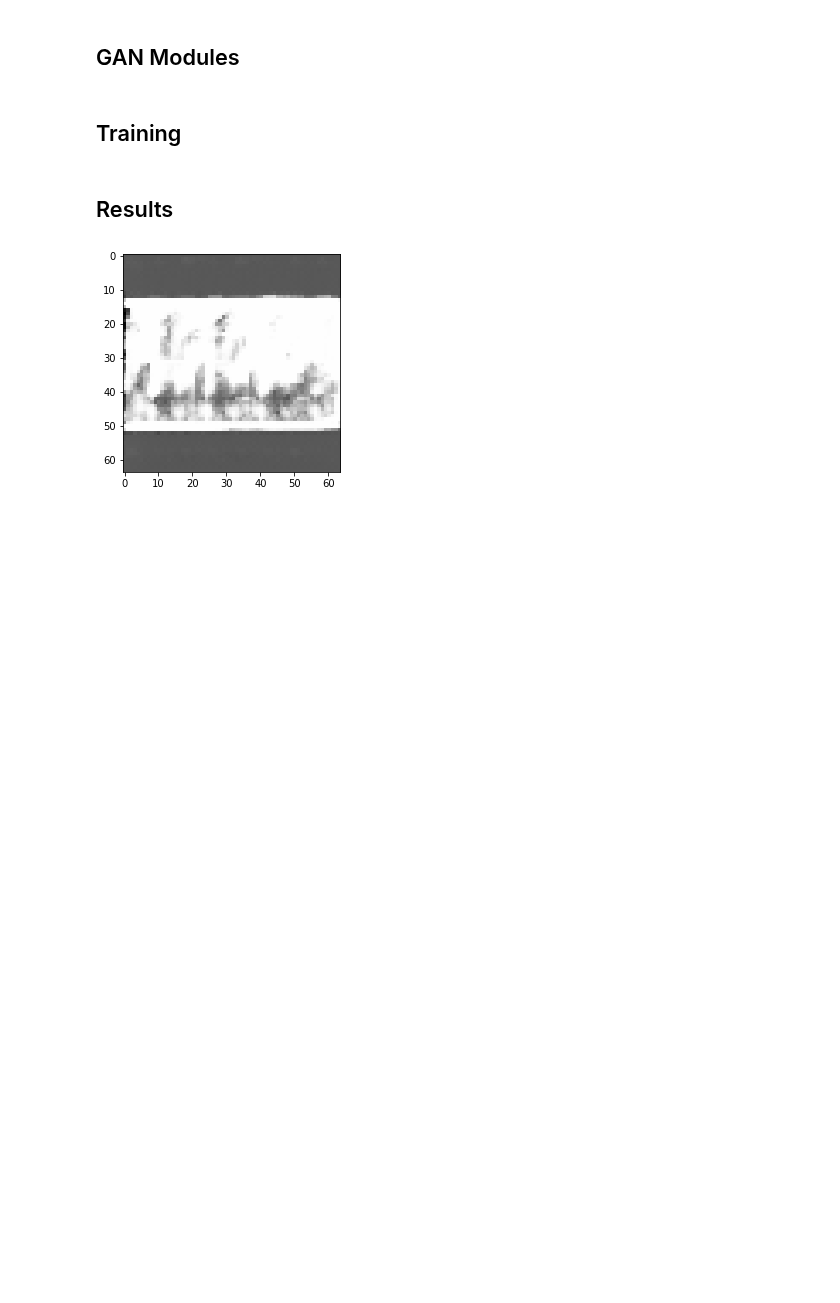
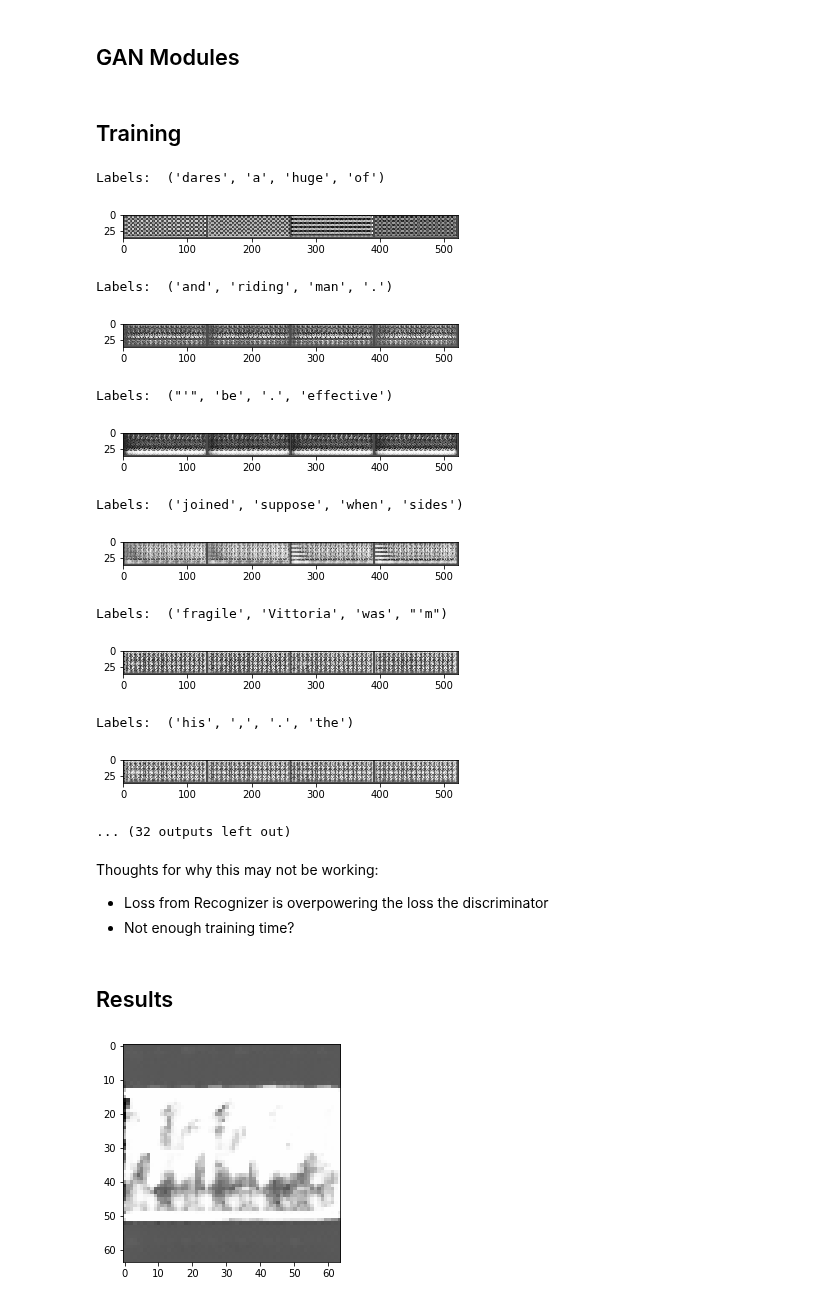
Before and after one commit to ericburdett/cs601r-dl, a Jupyter notebook: gan.ipynb, the cells around one changed output. Drawn from its saved outputs; the diff is of its cells as text; code cells hidden in the pictures; blank space fills up the shorter version.

Commit message:
Made some tweaks to training process

```diff
--- a/gan.ipynb
+++ b/gan.ipynb
@@ -432,14 +449,14 @@ class Discriminator(nn.Module):
     super(Discriminator, self).__init__()
 
     self.rb1 = ResBlockDown(1, 16)
-    self.rb2 = ResBlockDown(16, 16)
+    # self.rb2 = ResBlockDown(16, 16)
     self.rb3 = ResBlockDown(16, 32)
 
     self.attn = Self_Attn(32)
 
     self.rb4 = ResBlockDown(32, 64)
     self.rb5 = ResBlockDown(64, 128)
-    self.rb6 = ResBlockDown(128, 128)
+    # self.rb6 = ResBlockDown(128, 128)
     self.rb7 = ResBlockDown(128, 256)
     self.rb8 = ResBlockNorm(256, 256)
 
@@ -447,14 +464,18 @@ class Discriminator(nn.Module):
     self.fc = nn.Linear(256, 1)
     self.sigmoid = nn.Sigmoid()
 
+  def weight_init(self, mean, std):
+    for m in self._modules:
+        normal_init(self._modules[m], mean, std)
+
   def forward(self, x):
     out = self.rb1(x)
-    out = self.rb2(out)
+    # out = self.rb2(out)
     out = self.rb3(out)
     out = self.attn(out)
     out = self.rb4(out)
     out = self.rb5(out)
-    out = self.rb6(out)
+    # out = self.rb6(out)
     out = self.rb7(out)
     out = self.rb8(out)
     out = self.sp(out)
@@ -488,11 +509,11 @@ class Recognizer(nn.Module):
     self.gate3 = nn.Sequential(nn.Conv2d(64, 64, 3, 1, 1), nn.Sigmoid())
 
     # Maxpool
-    self.mp = nn.MaxPool2d((128, 1))
+    self.mp = nn.MaxPool2d((32, 1))
     # reshape out.view(-1, 512, 1)
 
     # Decoder
-    self.gru1 = nn.GRU(512, self.hidden_size, self.num_layers, bidirectional=True, batch_first=True)
+    self.gru1 = nn.GRU(128, self.hidden_size, self.num_layers, bidirectional=True, batch_first=True)
     self.fc1 = nn.Linear(self.hidden_size * 2, 128)
     self.gru2 = nn.GRU(128, self.hidden_size, self.num_layers, bidirectional=True, batch_first=True)
     self.fc2 = nn.Linear(self.hidden_size * 2, 16)
@@ -500,6 +521,10 @@ class Recognizer(nn.Module):
 
   def init_hidden(self, batch_size):
     return torch.zeros(self.num_layers * 2, batch_size, self.hidden_size)
+
+  def weight_init(self, mean, std):
+    for m in self._modules:
+        normal_init(self._modules[m], mean, std)
 
   # Input -> (Batch, 1, 128, 256)
   def forward(self, x):
@@ -531,7 +556,8 @@ class Recognizer(nn.Module):
     out = self.mp(out)
 
     # Decoder
-    out = out.view(-1, 128, 512)
+    out = out.view(-1, 128, 128)
+
     out, _ = self.gru1(out)
     out = self.fc1(out)
     out, _ = self.gru2(out)
@@ -549,24 +575,28 @@ class Recognizer(nn.Module):
 
 def train():
   try:
-    EPOCHS = 1
-    BATCH_SIZE = 32
+    EPOCHS = 25
+    BATCH_SIZE = 465
     RATIO = 3 # How many times will we train the generator for each time we train the discriminator
-    IMG_ITERATIONS = 100 # Show example generator image after how many iterations
+    IMG_ITERATIONS = 50 # Show example generator image after how many iterations
 
-    dataset = IamDataset()
+    dataset = IamDataset(desired_size=(32, 128))
     data_loader = DataLoader(dataset, batch_size=BATCH_SIZE, shuffle=True, num_workers=4)
 
     encoder = Encoder().cuda()
+    encoder.weight_init(mean=0.0, std=0.02)
     generator = Generator().cuda()
+    generator.weight_init(mean=0.0, std=0.02)
     discriminator = Discriminator().cuda()
+    discriminator.weight_init(mean=0.0, std=0.02)
     recognizer = Recognizer().cuda()
+    recognizer.weight_init(mean=0.0, std=0.02)
 
     embedding_module = nn.Embedding(128, 1).cuda()
 
     gen_optimizer = optim.Adam(generator.parameters(), lr=2e-4, betas=(0, .999))
-    disc_optimizer = optim.Adam(discriminator.parameters(), lr=4e-4, betas=(0, .999))
-    rec_optimizer = optim.Adam(recognizer.parameters(), lr=4e-4, betas=(0, .999))
+    disc_optimizer = optim.Adam(discriminator.parameters(), lr=2e-4, betas=(0, .999))
+    rec_optimizer = optim.Adam(recognizer.parameters(), lr=2e-4, betas=(0, .999))
 
     gen_objective = nn.BCELoss()
     disc_objective = nn.BCELoss()
@@ -612,7 +642,7 @@ def train():
         gen_rec_loss = torch.mean(gen_rec_loss)
 
         gen_disc_loss = gen_objective(fake_preds, real_labels)
-        gen_loss = gen_rec_loss + gen_disc_loss
+        gen_loss = (0.1 * gen_rec_loss) + gen_disc_loss
 
         gen_loss.backward()
         gen_optimizer.step()
@@ -664,9 +694,28 @@ def train():
     __ITB__()
     gc.collect()
   finally:
-    return generator, g_losses, d_losses, r_losses
+    return generator, recognizer, discriminator, g_losses, d_losses, r_losses
 # %%
-generator, g_losses, d_losses, r_losses = train()
+generator, recognizer, discriminator, g_losses, d_losses, r_losses = train()
+# %% [output]
+Labels:  ('dares', 'a', 'huge', 'of')
+[figure, added]
+Labels:  ('and', 'riding', 'man', '.')
+[figure, added]
+Labels:  ("'", 'be', '.', 'effective')
+[figure, added]
+Labels:  ('joined', 'suppose', 'when', 'sides')
+[figure, added]
+Labels:  ('fragile', 'Vittoria', 'was', "'m")
+[figure, added]
+Labels:  ('his', ',', '.', 'the')
+[figure, added]
+... (32 outputs left out)
+# %% [markdown]
+Thoughts for why this may not be working:
+
+* Loss from Recognizer is overpowering the loss the discriminator
+* Not enough training time?
 # %% [markdown]
 ## Results
 # %%
```
Also changed, not shown: parts of 4 cells of this notebook.
